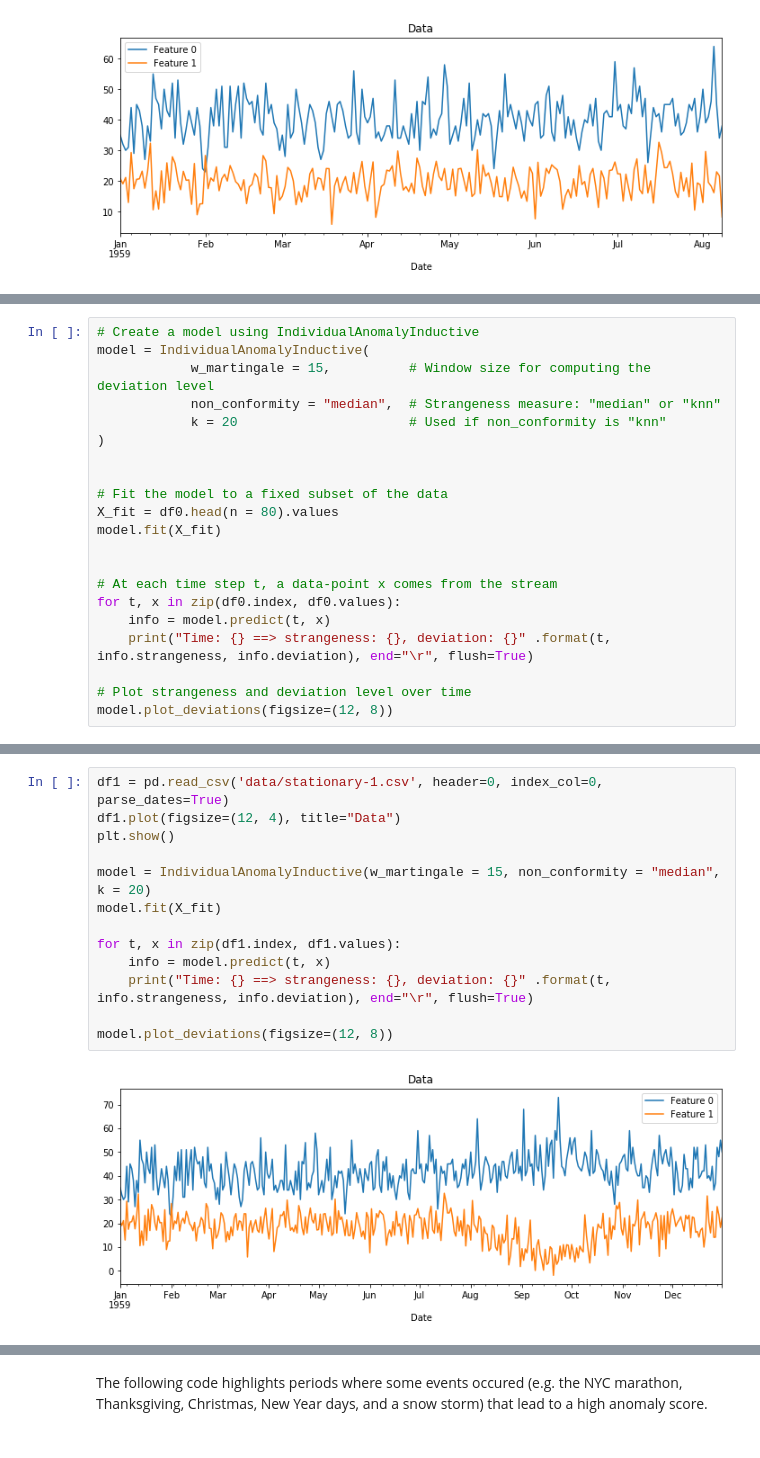
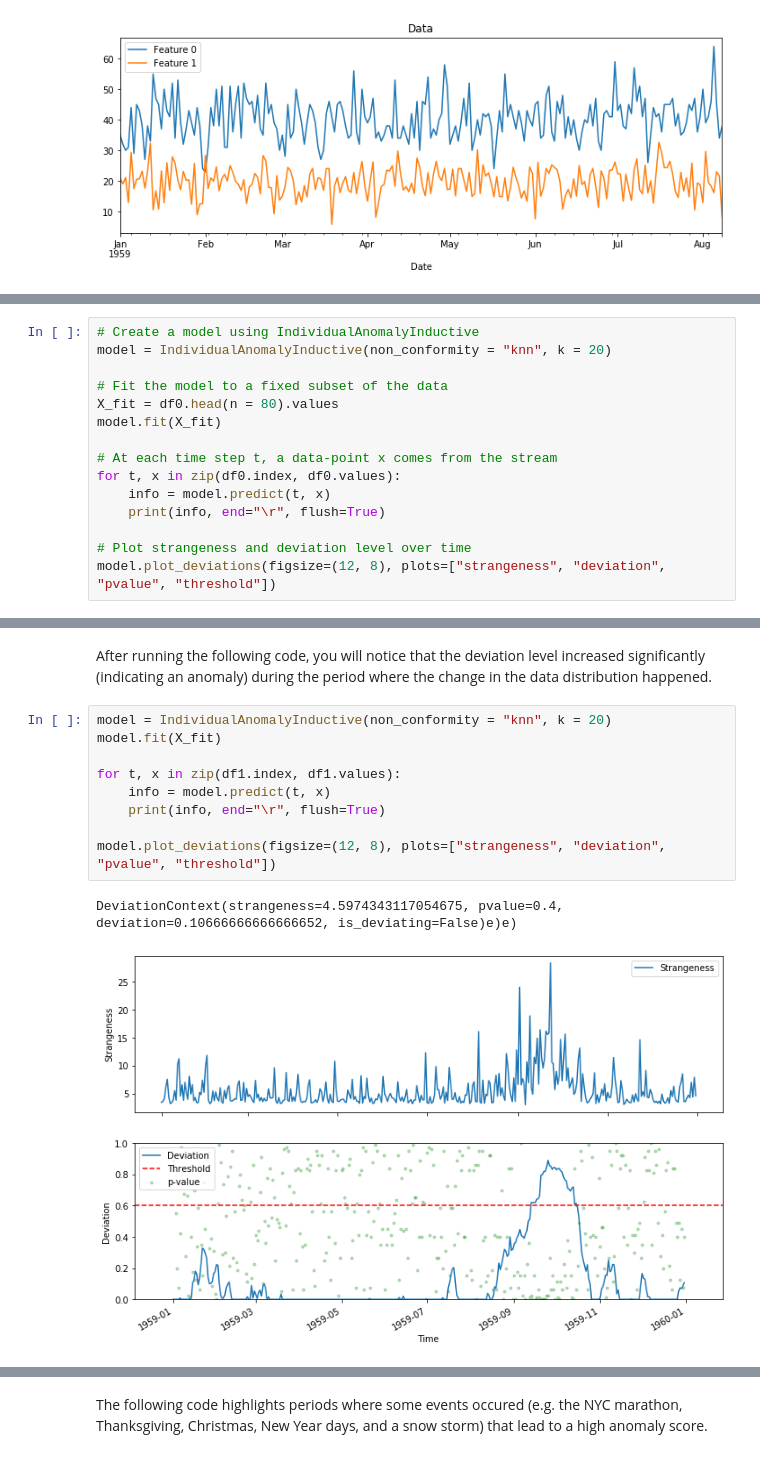
Before and after one commit to caisr-hh/group-anomaly-detection, a Jupyter notebook: examples/notebooks/examples.ipynb, the cells around one changed output, grey strips where cells are left out. Drawn from its saved outputs; the diff is of its cells as text.

```diff
--- a/examples/notebooks/examples.ipynb
+++ b/examples/notebooks/examples.ipynb
@@ -58,23 +85,17 @@ where $w$ is referred to as `w_martingale` is the code. This deviation level $M_
 The usage of the `IndividualAnomalyInductive` model is illustrated in the following code. After running the code, you will see that the deviation level is always low (close to 0) as long as the data continues to come from the same distribution as `X_fit`.
 # %%
 # Create a model using IndividualAnomalyInductive
-model = IndividualAnomalyInductive(
-            w_martingale = 15,          # Window size for computing the deviation level
-            non_conformity = "median",  # Strangeness measure: "median" or "knn"
-            k = 20                      # Used if non_conformity is "knn"
-)
-
+model = IndividualAnomalyInductive(non_conformity = "knn", k = 20)
 
 # Fit the model to a fixed subset of the data
 X_fit = df0.head(n = 80).values
 model.fit(X_fit)
 
-
 # At each time step t, a data-point x comes from the stream
 for t, x in zip(df0.index, df0.values):
     info = model.predict(t, x)
-    print("Time: {} ==> strangeness: {}, deviation: {}" .format(t, info.strangeness, info.deviation), end="\r", flush=True)
+    print(info, end="\r", flush=True)
 
 # Plot strangeness and deviation level over time
-model.plot_deviations(figsize=(12, 8))
+model.plot_deviations(figsize=(12, 8), plots=["strangeness", "deviation", "pvalue", "threshold"])
 # %% [output]
@@ -86,15 +113,14 @@ In the following dataset `stationary-1.csv`, a period of time (after August) is
+# %% [markdown]
+After running the following code, you will notice that the deviation level increased significantly (indicating an anomaly) during the period where the change in the data distribution happened.
 # %%
-df1 = pd.read_csv('data/stationary-1.csv', header=0, index_col=0, parse_dates=True)
-df1.plot(figsize=(12, 4), title="Data")
-plt.show()
-
-model = IndividualAnomalyInductive(w_martingale = 15, non_conformity = "median", k = 20)
+model = IndividualAnomalyInductive(non_conformity = "knn", k = 20)
 model.fit(X_fit)
 
 for t, x in zip(df1.index, df1.values):
     info = model.predict(t, x)
-    print("Time: {} ==> strangeness: {}, deviation: {}" .format(t, info.strangeness, info.deviation), end="\r", flush=True)
+    print(info, end="\r", flush=True)
 
-model.plot_deviations(figsize=(12, 8))
+model.plot_deviations(figsize=(12, 8), plots=["strangeness", "deviation", "pvalue", "threshold"])
 # %% [output]
+DeviationContext(strangeness=4.5974343117054675, pvalue=0.4, deviation=0.10666666666666652, is_deviating=False)e)e)
-[figure, old version]
+[figure, new version]
```
Also changed, not shown: parts of 72 cells of this notebook, 8 other files.
